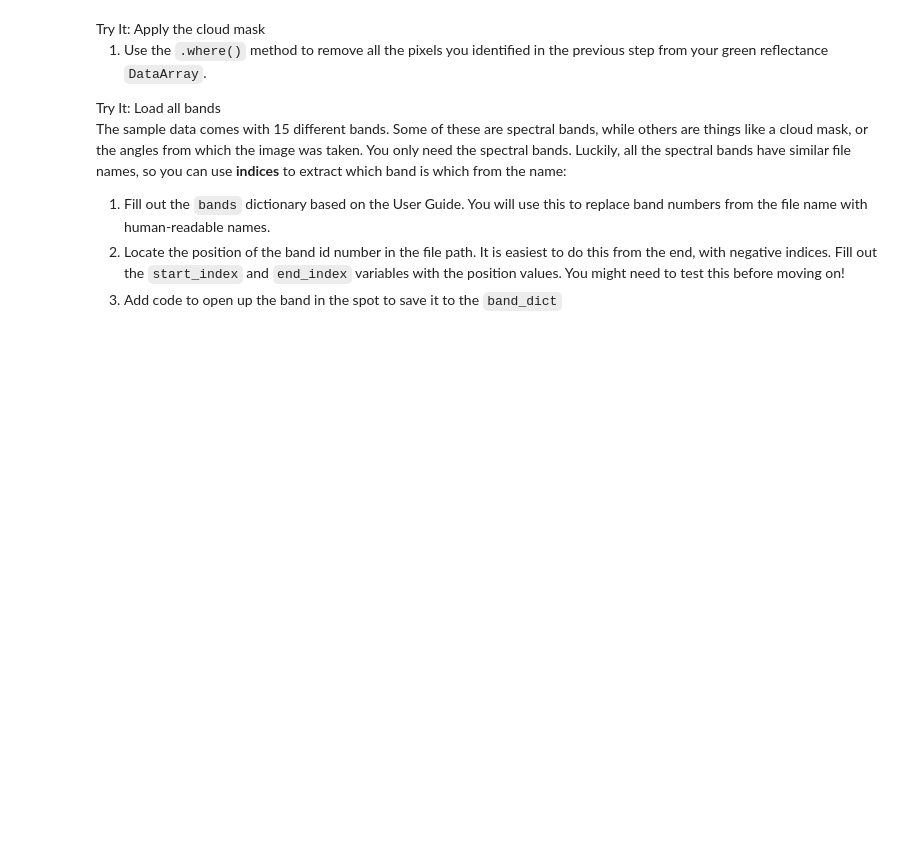
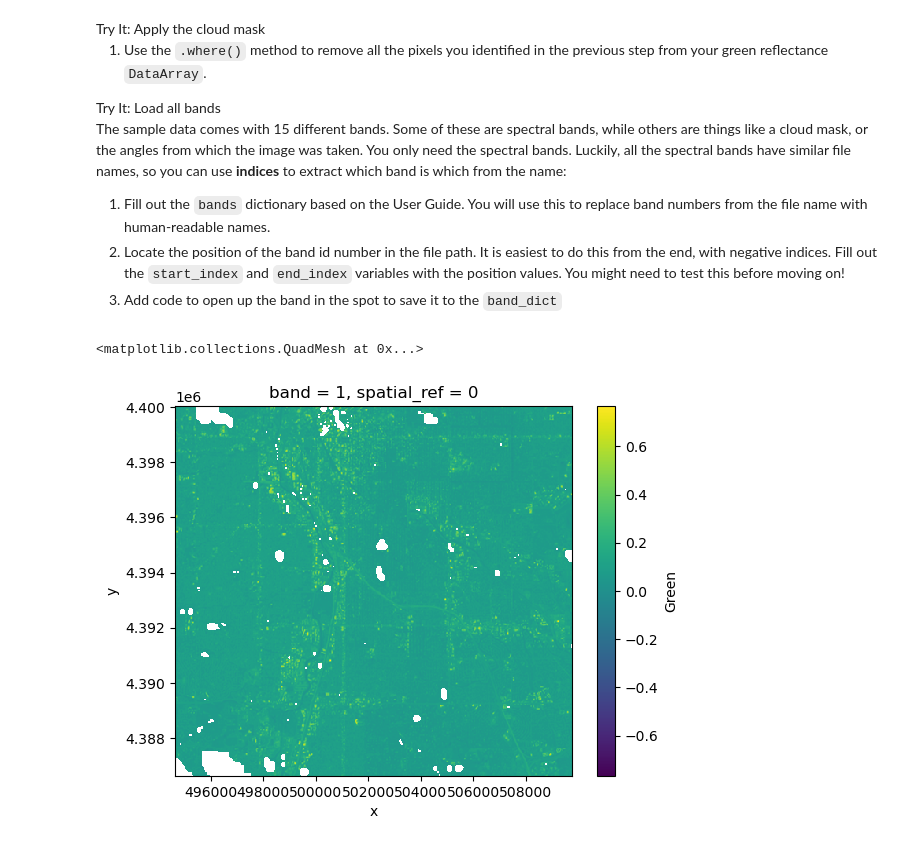
Before and after one commit to earthlab-education/fundamentals-04-redlining-hanried, a Jupyter notebook: notebooks/redlining-32-wrangle-multispectral.ipynb, the cells around one changed output. Cells and saved outputs as stored; diff of their text form; code cells hidden in the pictures; blank space fills up the shorter version.

```diff
--- a/notebooks/redlining-32-wrangle-multispectral.ipynb
+++ b/notebooks/redlining-32-wrangle-multispectral.ipynb
@@ -159,31 +224,33 @@ may confuse our greenspace analogy)</li>
 # %%
 cloud_bits = (
+    #unpackbits converts from 8 bit integer format into an array of 8 values, each one representing 1 bit so it is easier for us to process
     np.unpackbits(
         (
-            # Get the cloud mask as an array...
-            cloud_da.values
+            # Get the cloud mask as an array by just getting the values so the numpy function can work with it...
+            fmask_da.values
             # ... of 8-bit integers
             .astype('uint8')
-            # With an extra axis to unpack the bits into
+            # With an extra axis to unpack the bits into, kind of like we're adding a enw dimension, it will include our unpacked 8 bit fmask encoded number
             [:, :, np.newaxis]
         ),
-        # List the least significat bit first to match the user guide
+        # List the least significant bit first to match the user guide; least significant bit is usually last with how we normally write numbers,
+        # but because the fmask userguide has the least significant bit first, we need to flip it around. around 1 hr 15 mins in Elsa's video
         bitorder='little',
         # Expand the array in a new dimension
         axis=-1)
 )
 
 bits_to_mask = [
-    , # Cloud
-    , # Adjacent to cloud
-    , # Cloud shadow
-    ] # Water
+    1, # Cloud
+    2, # Adjacent to cloud
+    3, # Cloud shadow
+    5] # Water
 cloud_mask = np.sum(
-    # Select bits 1, 2, and 3
+    # Select bits: everything in x dimension, everything in y dimension, and only the bit layers we want (1, 2, 3, and 5)
     cloud_bits[:,:,bits_to_mask],
     # Sum along the bit axis
     axis=-1
-# Check if any of bits 1, 2, or 3 are true
+# Check if any of bits are true
 ) == 0
 
 cloud_mask
@@ -211,4 +286,12 @@ position values. You might need to test this before moving on!</li>
 <li>Add code to open up the band in the spot to save it to the
 <code>band_dict</code></li>
 </ol></div></div>
+# %%
+# Apply cloud mask
+# without any arguments, .where replaces anything we're masking with a NaN value
+# can see clouds are now showing up as white
+green_da.where(cloud_mask).plot(cmap='viridis')
+# %% [output]
+<matplotlib.collections.QuadMesh at 0x...>
+[figure, added]
 # %%
```
Also changed, not shown: parts of 7 cells of this notebook.
